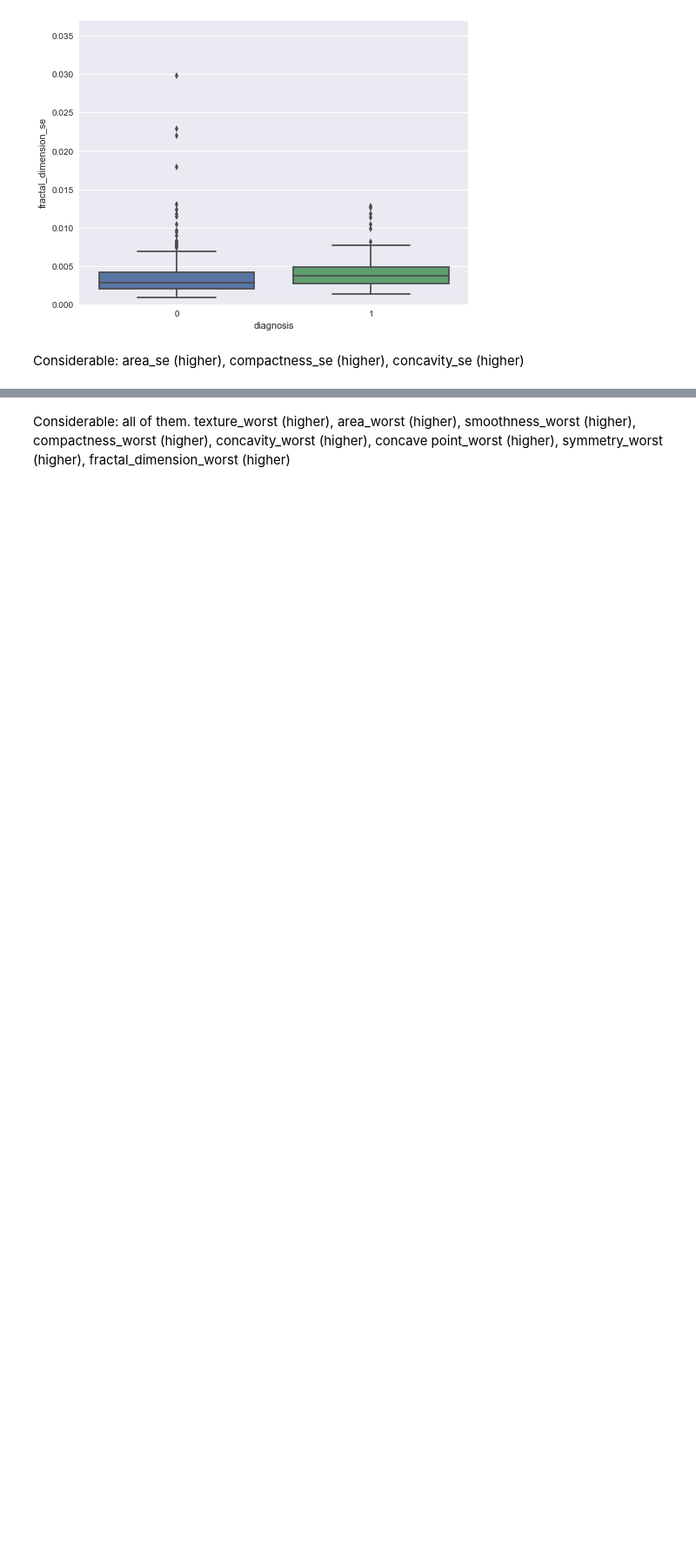
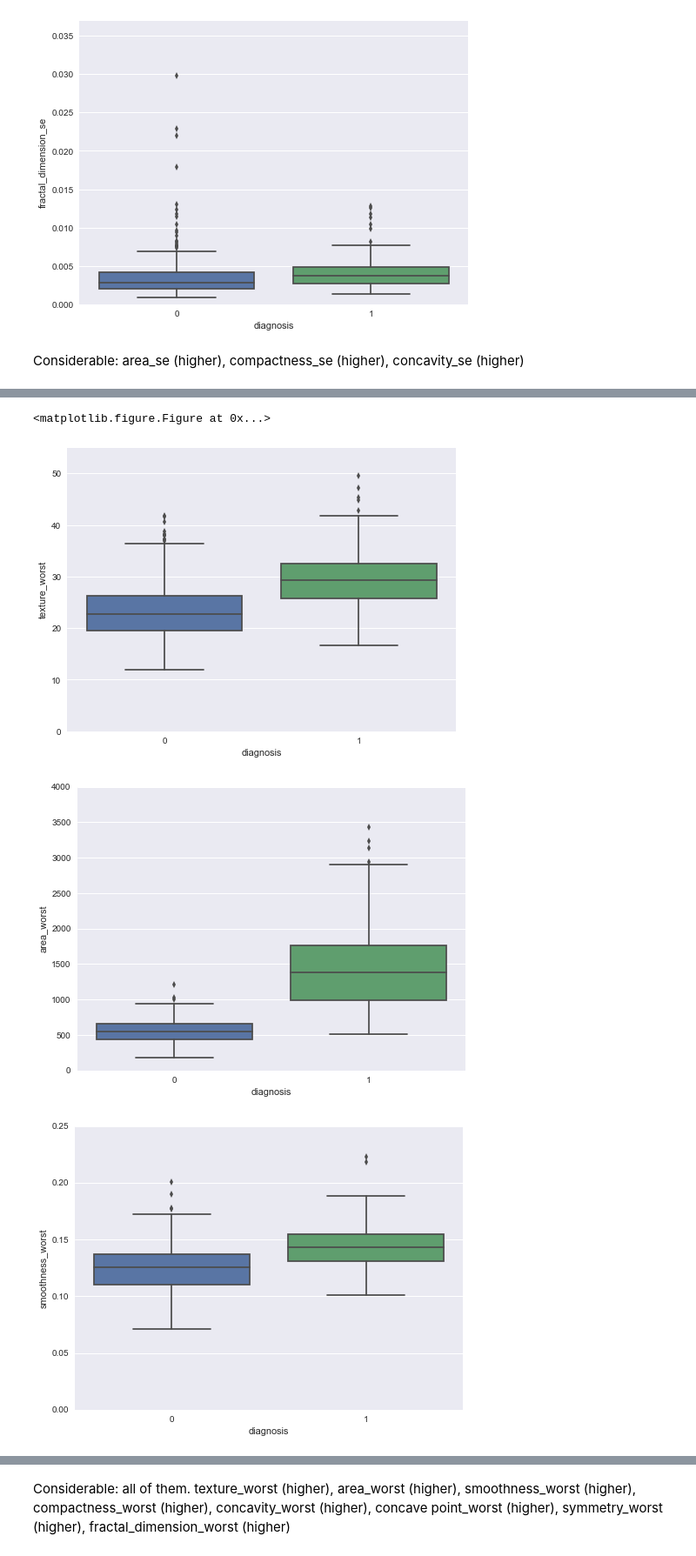
Before and after one commit to SrBisco/kaggle-breast-cancer, a Jupyter notebook: code/Kaggle_BC_explore.ipynb, the cells around one changed output, grey strips where cells are left out. Shown at 87% size. Cells and saved outputs as stored; diff of their text form; code cells hidden in the pictures; blank space fills up the shorter version.

```diff
--- a/code/Kaggle_BC_explore.ipynb
+++ b/code/Kaggle_BC_explore.ipynb
@@ -286,0 +237,55 @@ fig.axis(ymin=0, ymax=0.17);
+# %%
+#box plot (worst)
+plt.figure(1)
+var = 'texture_worst'
+data = pd.concat([X_cv[var], y_cv['diagnosis']], axis=1)
+f, ax = plt.subplots(figsize=(8, 6))
+fig = sns.boxplot(x='diagnosis', y=var, data=data)
+fig.axis(ymin=0, ymax=55);
+
+var = 'area_worst'
+data = pd.concat([X_cv[var], y_cv['diagnosis']], axis=1)
+f, ax = plt.subplots(figsize=(8, 6))
+fig = sns.boxplot(x='diagnosis', y=var, data=data)
+fig.axis(ymin=0, ymax=4000);
+
+var = 'smoothness_worst'
+data = pd.concat([X_cv[var], y_cv['diagnosis']], axis=1)
+f, ax = plt.subplots(figsize=(8, 6))
+fig = sns.boxplot(x='diagnosis', y=var, data=data)
+fig.axis(ymin=0, ymax=0.25);
+
+var = 'compactness_worst'
+data = pd.concat([X_cv[var], y_cv['diagnosis']], axis=1)
+f, ax = plt.subplots(figsize=(8, 6))
+fig = sns.boxplot(x='diagnosis', y=var, data=data)
+fig.axis(ymin=0, ymax=1.1);
+
+var = 'concavity_worst'
+data = pd.concat([X_cv[var], y_cv['diagnosis']], axis=1)
+f, ax = plt.subplots(figsize=(8, 6))
+fig = sns.boxplot(x='diagnosis', y=var, data=data)
+fig.axis(ymin=0, ymax=1.4);
+
+var = 'concave points_worst'
+data = pd.concat([X_cv[var], y_cv['diagnosis']], axis=1)
+f, ax = plt.subplots(figsize=(8, 6))
+fig = sns.boxplot(x='diagnosis', y=var, data=data)
+fig.axis(ymin=0, ymax=0.35);
+
+var = 'symmetry_worst'
+data = pd.concat([X_cv[var], y_cv['diagnosis']], axis=1)
+f, ax = plt.subplots(figsize=(8, 6))
+fig = sns.boxplot(x='diagnosis', y=var, data=data)
+fig.axis(ymin=0, ymax=0.7);
+
+var = 'fractal_dimension_worst'
+data = pd.concat([X_cv[var], y_cv['diagnosis']], axis=1)
+f, ax = plt.subplots(figsize=(8, 6))
+fig = sns.boxplot(x='diagnosis', y=var, data=data)
+fig.axis(ymin=0, ymax=0.17);
+# %% [output]
+<matplotlib.figure.Figure at 0x...>
+[figure, added]
+[figure, added]
+[figure, added]
```
Also changed, not shown: parts of 2 cells of this notebook.
